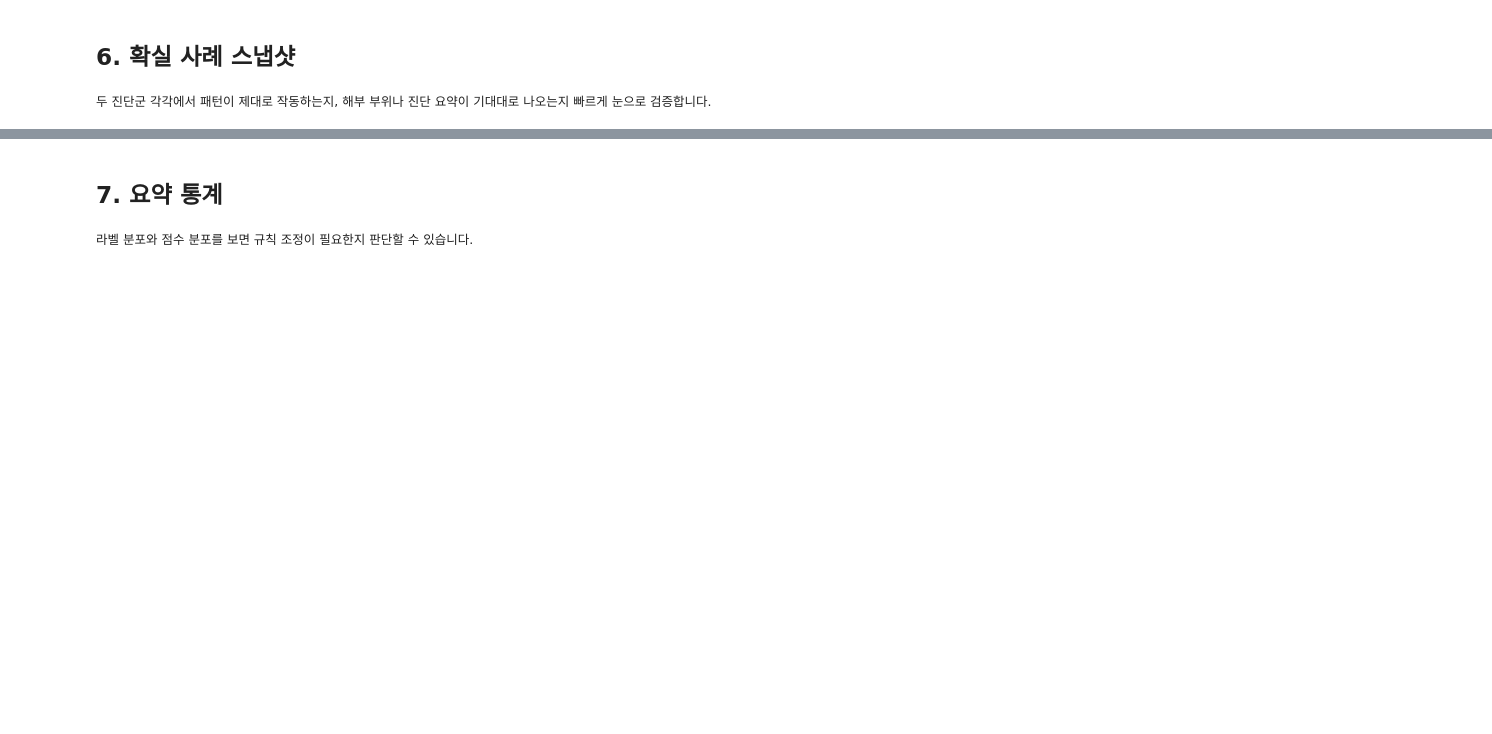
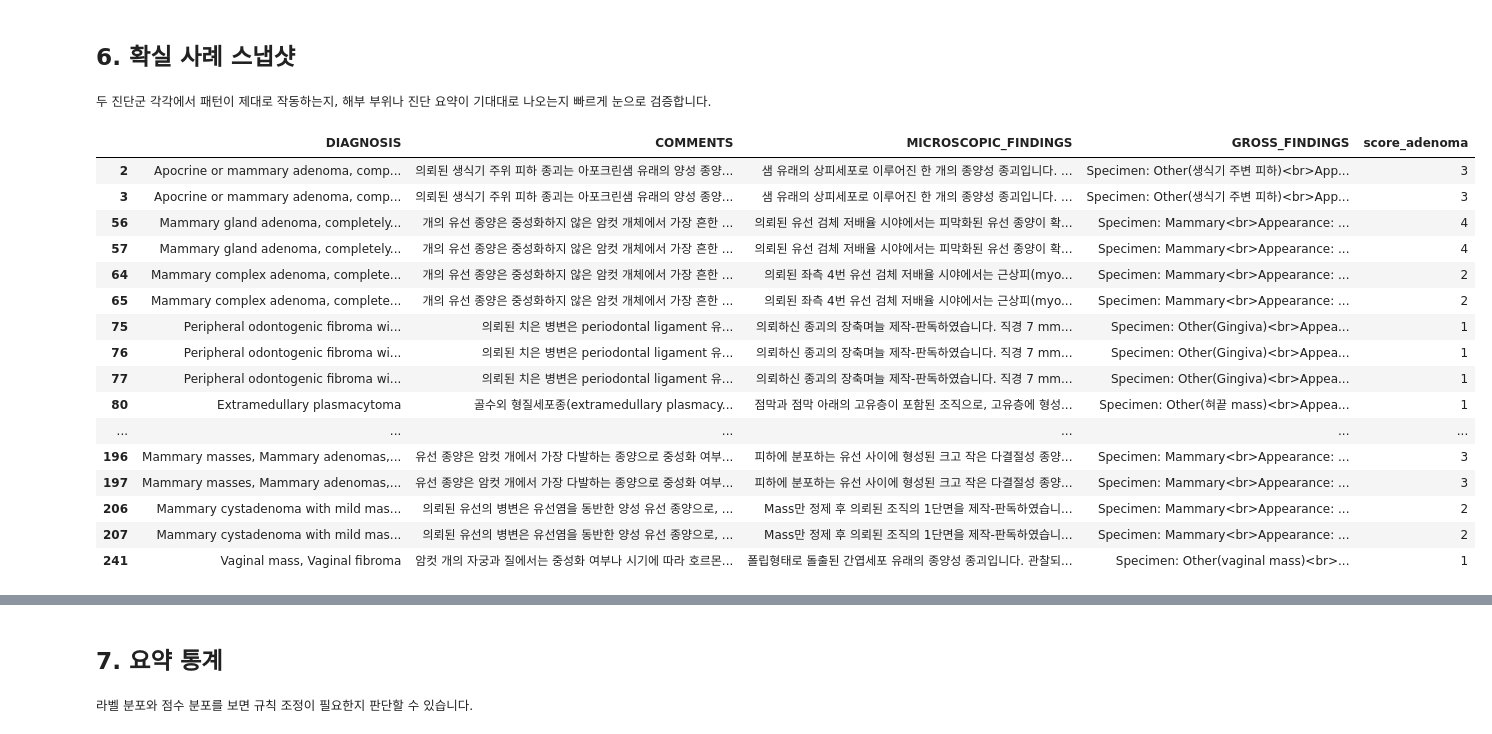
Before and after one commit to wsy8029/GC-Pathology, a Jupyter notebook: PoC/v1/preprocessing.ipynb, the cells around one changed output, grey strips where cells are left out. Cells and saved outputs as stored; diff of their text form; code cells hidden in the pictures; blank space fills up the shorter version.

```diff
--- a/PoC/v1/preprocessing.ipynb
+++ b/PoC/v1/preprocessing.ipynb
@@ -202,6 +298,24 @@ uncertain[['DIAGNOSIS', 'COMMENTS', 'MICROSCOPIC_FINDINGS', 'GROSS_FINDINGS', 's
 ## 6. 확실 사례 스냅샷
 <sub>두 진단군 각각에서 패턴이 제대로 작동하는지, 해부 부위나 진단 요약이 기대대로 나오는지 빠르게 눈으로 검증합니다.</sub>
 # %%
-adenoma_rows[['DIAGNOSIS', 'COMMENTS', 'MICROSCOPIC_FINDINGS', 'GROSS_FINDINGS', 'score_adenoma']].head(10)
+adenoma_rows[['DIAGNOSIS', 'COMMENTS', 'MICROSCOPIC_FINDINGS', 'GROSS_FINDINGS', 'score_adenoma']].head(50)
+# %% [output]
+|  | DIAGNOSIS | COMMENTS | MICROSCOPIC_FINDINGS | GROSS_FINDINGS | score_adenoma |
+| 2 | Apocrine or mammary adenoma, comp... | 의뢰된 생식기 주위 피하 종괴는 아포크린샘 유래의 양성 종양... | 샘 유래의 상피세포로 이루어진 한 개의 종양성 종괴입니다. ... | Specimen: Other(생식기 주변 피하)<br>App... | 3 |
+| 3 | Apocrine or mammary adenoma, comp... | 의뢰된 생식기 주위 피하 종괴는 아포크린샘 유래의 양성 종양... | 샘 유래의 상피세포로 이루어진 한 개의 종양성 종괴입니다. ... | Specimen: Other(생식기 주변 피하)<br>App... | 3 |
+| 56 | Mammary gland adenoma, completely... | 개의 유선 종양은 중성화하지 않은 암컷 개체에서 가장 흔한 ... | 의뢰된 유선 검체 저배율 시야에서는 피막화된 유선 종양이 확... | Specimen: Mammary<br>Appearance: ... | 4 |
+| 57 | Mammary gland adenoma, completely... | 개의 유선 종양은 중성화하지 않은 암컷 개체에서 가장 흔한 ... | 의뢰된 유선 검체 저배율 시야에서는 피막화된 유선 종양이 확... | Specimen: Mammary<br>Appearance: ... | 4 |
+| 64 | Mammary complex adenoma, complete... | 개의 유선 종양은 중성화하지 않은 암컷 개체에서 가장 흔한 ... | 의뢰된 좌측 4번 유선 검체 저배율 시야에서는 근상피(myo... | Specimen: Mammary<br>Appearance: ... | 2 |
+| 65 | Mammary complex adenoma, complete... | 개의 유선 종양은 중성화하지 않은 암컷 개체에서 가장 흔한 ... | 의뢰된 좌측 4번 유선 검체 저배율 시야에서는 근상피(myo... | Specimen: Mammary<br>Appearance: ... | 2 |
+| 75 | Peripheral odontogenic fibroma wi... | 의뢰된 치은 병변은 periodontal ligament 유... | 의뢰하신 종괴의 장축며늘 제작-판독하였습니다. 직경 7 mm... | Specimen: Other(Gingiva)<br>Appea... | 1 |
+| 76 | Peripheral odontogenic fibroma wi... | 의뢰된 치은 병변은 periodontal ligament 유... | 의뢰하신 종괴의 장축며늘 제작-판독하였습니다. 직경 7 mm... | Specimen: Other(Gingiva)<br>Appea... | 1 |
+| 77 | Peripheral odontogenic fibroma wi... | 의뢰된 치은 병변은 periodontal ligament 유... | 의뢰하신 종괴의 장축며늘 제작-판독하였습니다. 직경 7 mm... | Specimen: Other(Gingiva)<br>Appea... | 1 |
+| 80 | Extramedullary plasmacytoma | 골수외 형질세포종(extramedullary plasmacy... | 점막과 점막 아래의 고유층이 포함된 조직으로, 고유층에 형성... | Specimen: Other(혀끝 mass)<br>Appea... | 1 |
+| ... | ... | ... | ... | ... | ... |
+| 196 | Mammary masses, Mammary adenomas,... | 유선 종양은 암컷 개에서 가장 다발하는 종양으로 중성화 여부... | 피하에 분포하는 유선 사이에 형성된 크고 작은 다결절성 종양... | Specimen: Mammary<br>Appearance: ... | 3 |
+| 197 | Mammary masses, Mammary adenomas,... | 유선 종양은 암컷 개에서 가장 다발하는 종양으로 중성화 여부... | 피하에 분포하는 유선 사이에 형성된 크고 작은 다결절성 종양... | Specimen: Mammary<br>Appearance: ... | 3 |
+| 206 | Mammary cystadenoma with mild mas... | 의뢰된 유선의 병변은 유선염을 동반한 양성 유선 종양으로, ... | Mass만 정제 후 의뢰된 조직의 1단면을 제작-판독하였습니... | Specimen: Mammary<br>Appearance: ... | 2 |
+| 207 | Mammary cystadenoma with mild mas... | 의뢰된 유선의 병변은 유선염을 동반한 양성 유선 종양으로, ... | Mass만 정제 후 의뢰된 조직의 1단면을 제작-판독하였습니... | Specimen: Mammary<br>Appearance: ... | 2 |
+| 241 | Vaginal mass, Vaginal fibroma | 암컷 개의 자궁과 질에서는 중성화 여부나 시기에 따라 호르몬... | 폴립형태로 돌출된 간엽세포 유래의 종양성 종괴입니다. 관찰되... | Specimen: Other(vaginal mass)<br>... | 1 |
 # %%
 adenocarcinoma_rows[['DIAGNOSIS', 'COMMENTS', 'MICROSCOPIC_FINDINGS', 'GROSS_FINDINGS', 'score_adenocarcinoma']].head(10)
```
Also changed, not shown: parts of 10 cells of this notebook.
